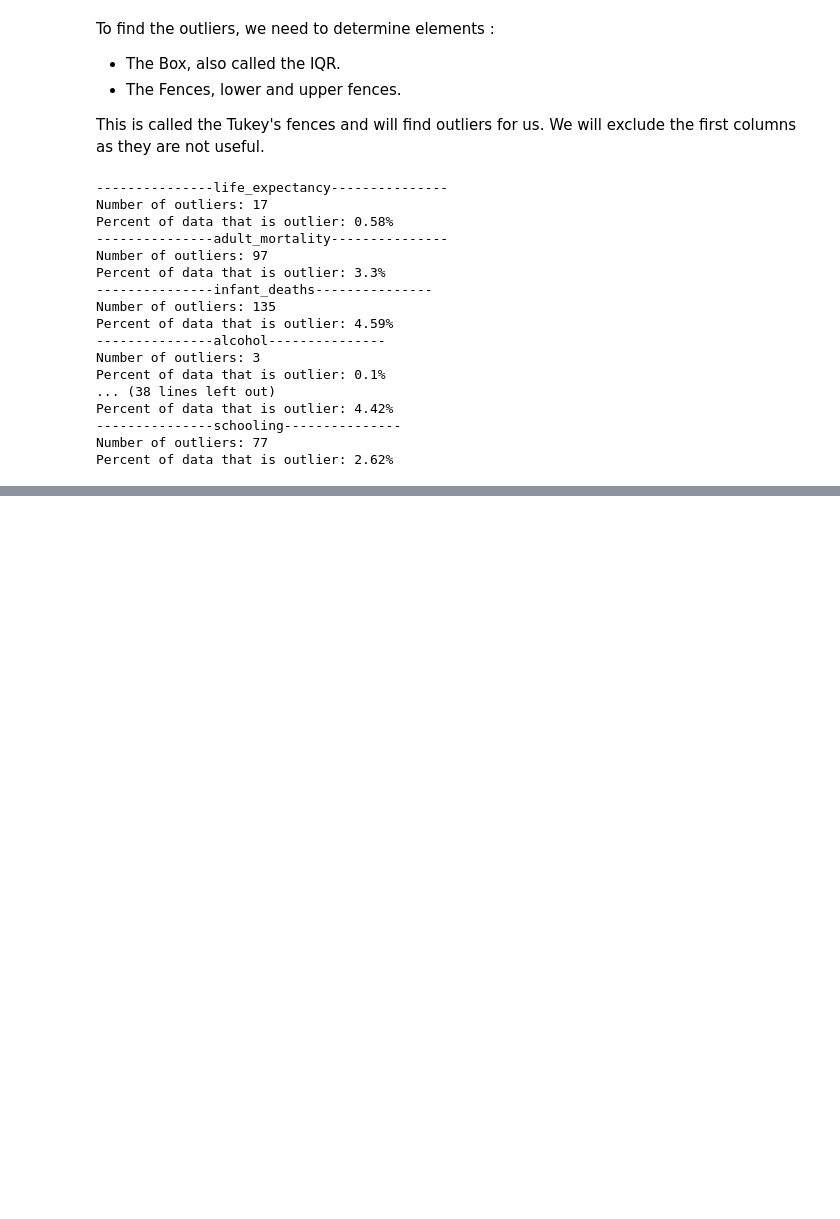
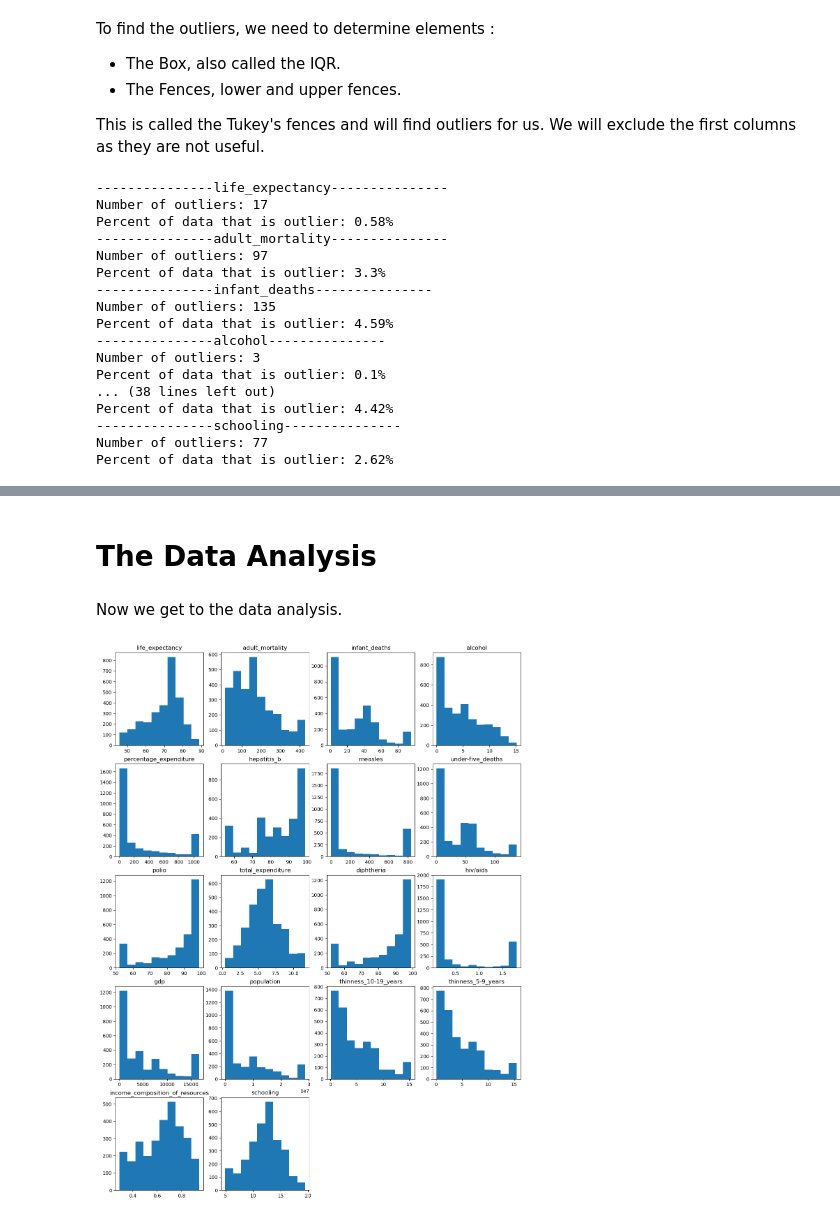
Before and after one commit to axel-achart/dazzle-dash, a Jupyter notebook: analyse.ipynb, the cells around one changed output, grey strips where cells are left out. Cells and saved outputs as stored; diff of their text form; code cells hidden in the pictures; blank space fills up the shorter version.

```diff
--- a/analyse.ipynb
+++ b/analyse.ipynb
@@ -228,0 +293,12 @@ We will treat each of the column.
+# %% [markdown]
+# The Data Analysis
+# %% [markdown]
+Now we get to the data analysis.
+# %%
+plt.figure(figsize=(15, 20))
+for i, col in enumerate(cont_vars, 1):
+    plt.subplot(5, 4, i)
+    plt.hist(df[col])
+    plt.title(col)
+# %% [output]
+[figure, added]
```
Also changed, not shown: parts of 24 cells of this notebook, 3 other files.
